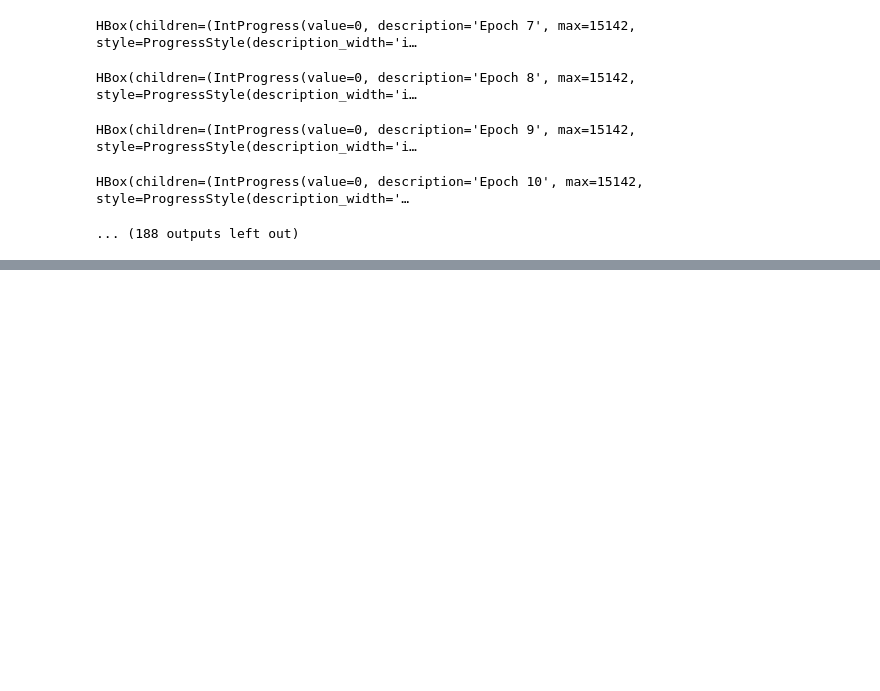
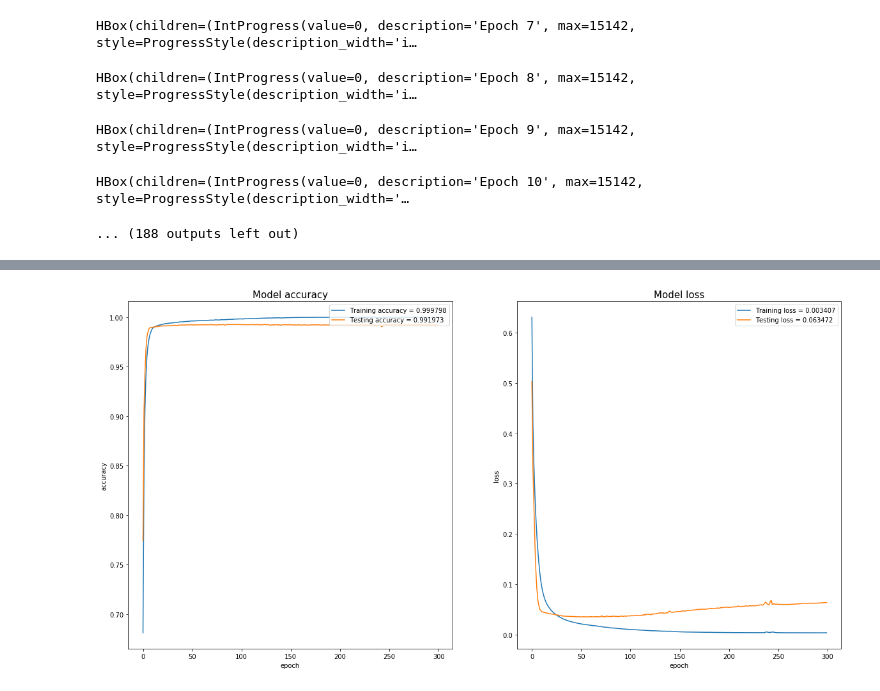
Before and after one commit to ToreGore/Bioinformatics, a Jupyter notebook: Project.ipynb, the cells around one changed output, grey strips where cells are left out. Saved outputs shown, nothing was run; the diff lists cells and outputs as text; code cells hidden in the pictures; blank space fills up the shorter version.

```diff
--- a/Project.ipynb
+++ b/Project.ipynb
@@ -318,0 +345,2 @@ plt.show()
+# %%
+norm_train_2, norm_test_2 = x_train_2, x_test_2
@@ -318,0 +349,3 @@ plt.show()
+# %%
+y_train_2, y_test_2 = apip_sub(y_train_2), apip_sub(y_test_2)
+y_train_2, y_test_2
@@ -318,0 +366,3 @@ plt.show()
+# %%
+model_2 = build_model(x_train_2.shape[1])
+model_2.summary()
@@ -318,0 +392,10 @@ plt.show()
+# %%
+history_2 = model_2.fit(
+    norm_train_2,
+    y_train_2,
+    epochs=300,
+    shuffle=True,
+    batch_size=4096,
+    verbose=0,
+    callbacks=[ktqdm(metric_format="{name}: {value:e}")],
+    validation_data=(norm_test_2, y_test_2))
@@ -318,0 +419,9 @@ plt.show()
+# %%
+plt.figure(figsize=(20,10))
+plt.subplot(1,2,1)
+plot_history_graph(history_2, "acc", "accuracy")
+plt.subplot(1,2,2)
+plot_history_graph(history_2, "loss", "loss")
+plt.show()
+# %% [output]
+[figure, added]
```
Also changed, not shown: parts of 23 cells of this notebook.
